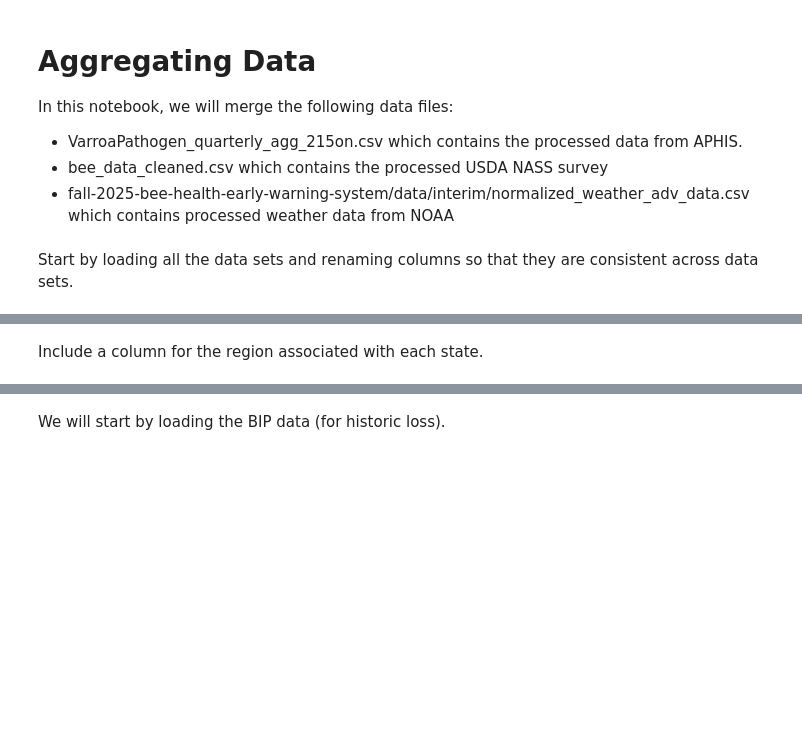
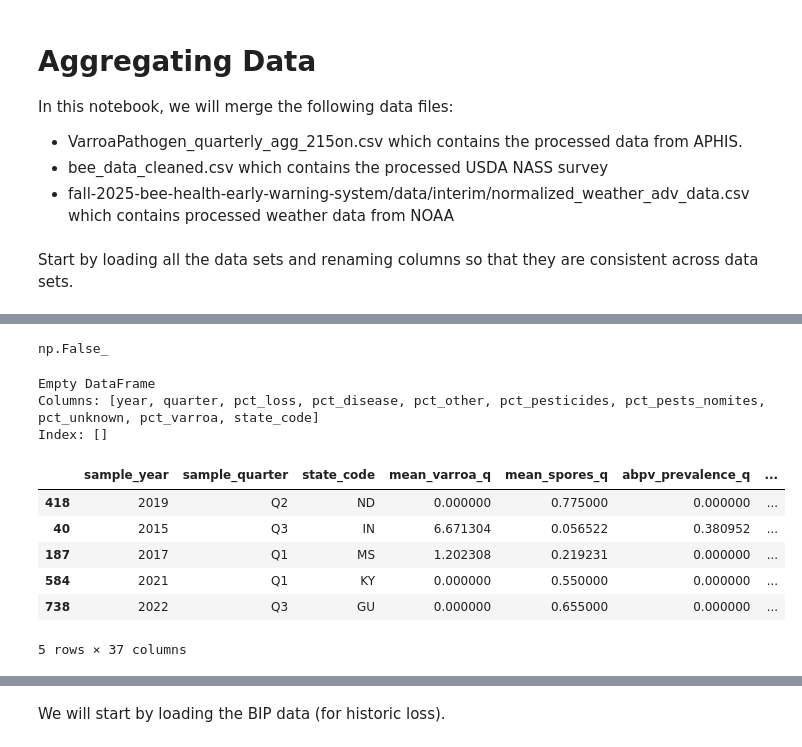
Before and after one commit to Erdos-Projects/fall-2025-bee-health-early-warning-system, a Jupyter notebook: notebooks/final_aggregation.ipynb, the cells around one changed output, grey strips where cells are left out. Saved outputs shown, nothing was run; the diff lists cells and outputs as text; code cells hidden in the pictures; blank space fills up the shorter version.

```diff
--- a/notebooks/final_aggregation.ipynb
+++ b/notebooks/final_aggregation.ipynb
@@ -44,7 +79,27 @@ nass_df["state_code"] = nass_df["state"].map(lambda x: us.states.lookup(x).abbr
+# %%
+# Check that the percent loss column is fully populated
+nass_df['pct_loss'].isna().any()
+# %% [output]
+np.False_
+# %%
+# Notice the NASS data has no data for Alaska
+print(nass_df[nass_df['state_code'] == 'AK'])
+# %% [output]
+Empty DataFrame
+Columns: [year, quarter, pct_loss, pct_disease, pct_other, pct_pesticides, pct_pests_nomites, pct_unknown, pct_varroa, state_code]
+Index: []
 # %%
 # Load APHIS data
-aphis_df = pd.read_csv('../data/interim/VarroaPathogen_quarterly_agg_2015onwards.csv')
-aphis_df.sample(10)
+aphis_df = pd.read_csv('../data/interim/pathogen_data_quarterly_aggregated.csv')
+aphis_df.sample(5)
+# %% [output]
+|  | sample_year | sample_quarter | state_code | mean_varroa_q | mean_spores_q | abpv_prevalence_q | ... |
+| 418 | 2019 | Q2 | ND | 0.000000 | 0.775000 | 0.000000 | ... |
+| 40 | 2015 | Q3 | IN | 6.671304 | 0.056522 | 0.380952 | ... |
+| 187 | 2017 | Q1 | MS | 1.202308 | 0.219231 | 0.000000 | ... |
+| 584 | 2021 | Q1 | KY | 0.000000 | 0.550000 | 0.000000 | ... |
+| 738 | 2022 | Q3 | GU | 0.000000 | 0.655000 | 0.000000 | ... |
+5 rows × 37 columns
 # %%
 # rename a few columns for consistency
 aphis_df = aphis_df.rename(columns={
@@ -56,2 +108,0 @@ aphis_df = aphis_df.drop(columns=['sample_month_number']) # hold over from unagg
-# %% [markdown]
-Include a column for the region associated with each state.
```
Also changed, not shown: parts of 57 cells of this notebook, 2 other files.
